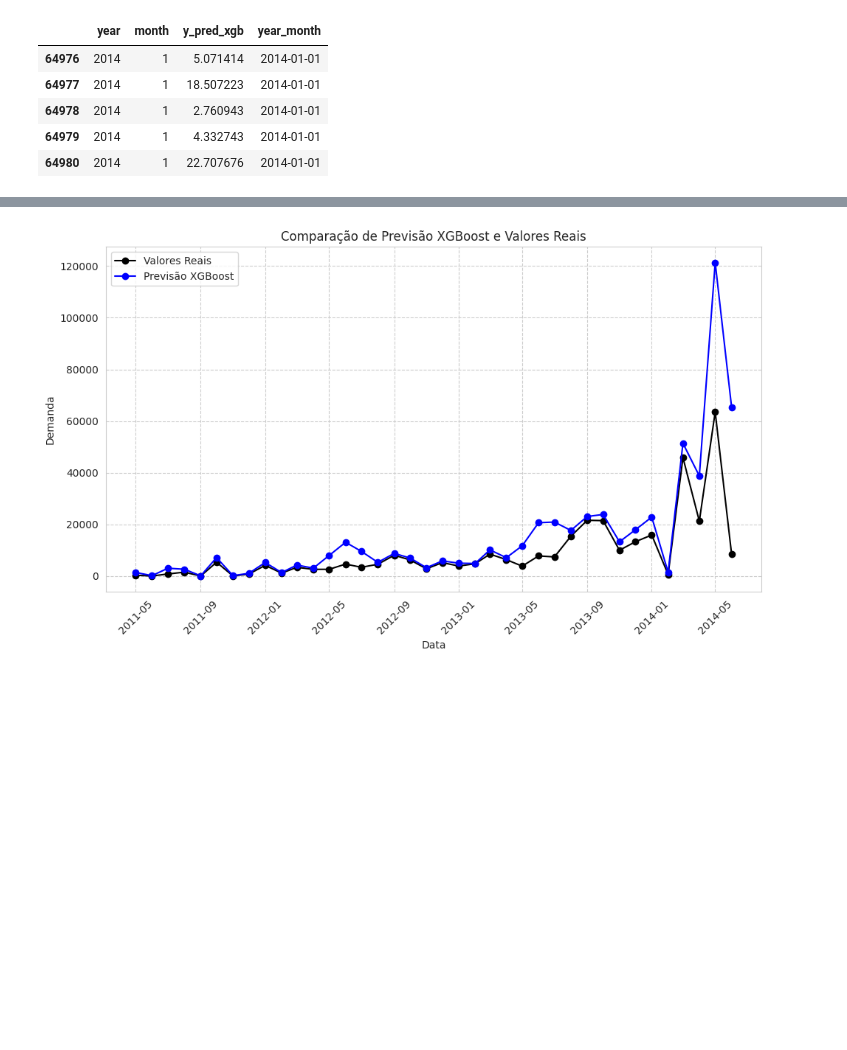
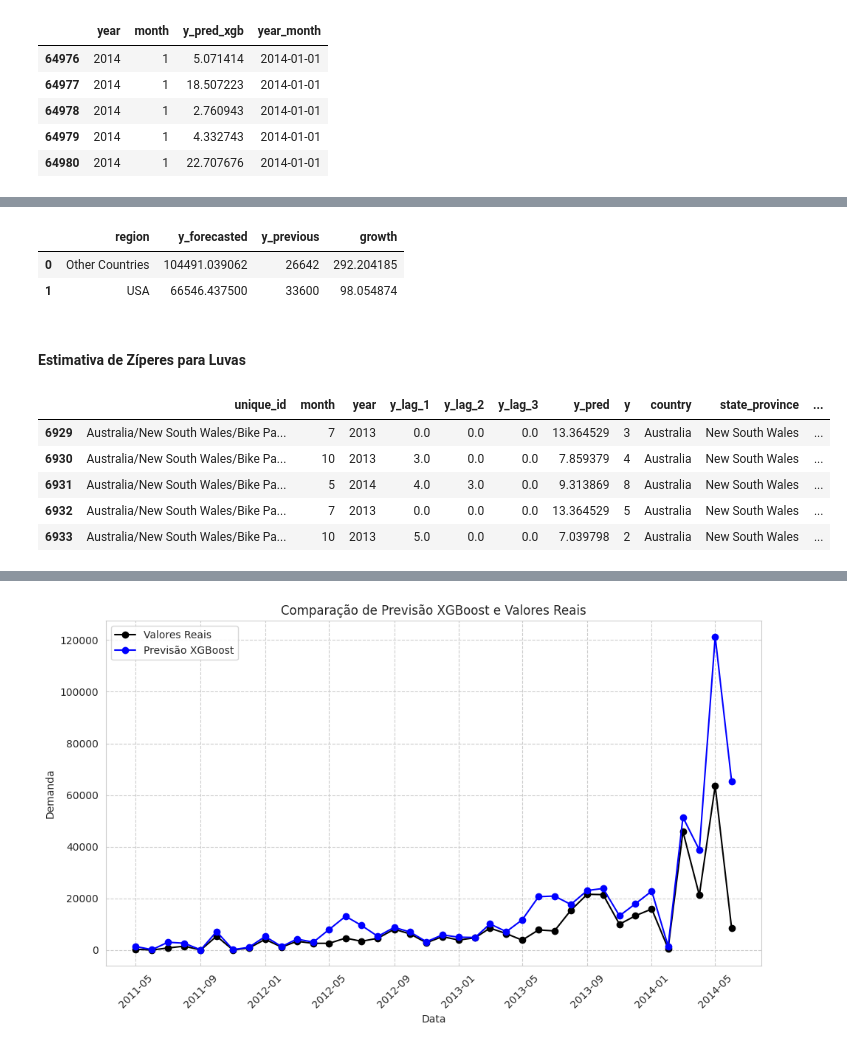
Before and after one commit to drisanches/desafio_final_LH, a Jupyter notebook: docs/aw_sales_forecasting.ipynb, the cells around one changed output, grey strips where cells are left out. Cells and saved outputs as stored; diff of their text form; code cells hidden in the pictures; blank space fills up the shorter version.

```diff
--- a/docs/aw_sales_forecasting.ipynb
+++ b/docs/aw_sales_forecasting.ipynb
@@ -1275,0 +1315,2 @@ forecast_df.head()
+# %%
+demand_agg_xgb['year_month'] = pd.to_datetime(demand_agg_xgb[['year', 'month']].assign(day=1))
@@ -1275,0 +1352,28 @@ forecast_df.head()
+# %%
+# Comparando resultados entre países e províncias
+grouped_xgb['region'] = grouped_xgb['country'].apply(lambda x: 'USA' if x == 'United States' else 'Other Countries')
+
+region_grouped_xgb = grouped_xgb.groupby('region').agg({
+    'y_forecasted': 'sum',
+    'y_previous': 'sum'
+}).reset_index()
+
+region_grouped_xgb['growth'] = ((region_grouped_xgb['y_forecasted'] - region_grouped_xgb['y_previous']) / region_grouped_xgb['y_previous']) * 100
+
+region_grouped_xgb.head()
+# %% [output]
+|  | region | y_forecasted | y_previous | growth |
+| 0 | Other Countries | 104491.039062 | 26642 | 292.204185 |
+| 1 | USA | 66546.437500 | 33600 | 98.054874 |
+# %% [markdown]
+#### Estimativa de Zíperes para Luvas
+# %%
+gloves_predict_xgb = demand_agg_xgb[demand_agg_xgb['product_name'].isin(gloves_list)]
+gloves_predict_xgb.head()
+# %% [output]
+|  | unique_id | month | year | y_lag_1 | y_lag_2 | y_lag_3 | y_pred | y | country | state_province | ... |
+| 6929 | Australia/New South Wales/Bike Pa... | 7 | 2013 | 0.0 | 0.0 | 0.0 | 13.364529 | 3 | Australia | New South Wales | ... |
+| 6930 | Australia/New South Wales/Bike Pa... | 10 | 2013 | 3.0 | 0.0 | 0.0 | 7.859379 | 4 | Australia | New South Wales | ... |
+| 6931 | Australia/New South Wales/Bike Pa... | 5 | 2014 | 4.0 | 3.0 | 0.0 | 9.313869 | 8 | Australia | New South Wales | ... |
+| 6932 | Australia/New South Wales/Bike Pa... | 7 | 2013 | 0.0 | 0.0 | 0.0 | 13.364529 | 5 | Australia | New South Wales | ... |
+| 6933 | Australia/New South Wales/Bike Pa... | 10 | 2013 | 5.0 | 0.0 | 0.0 | 7.039798 | 2 | Australia | New South Wales | ... |
```
Also changed, not shown: parts of 16 cells of this notebook, 1 other file.
